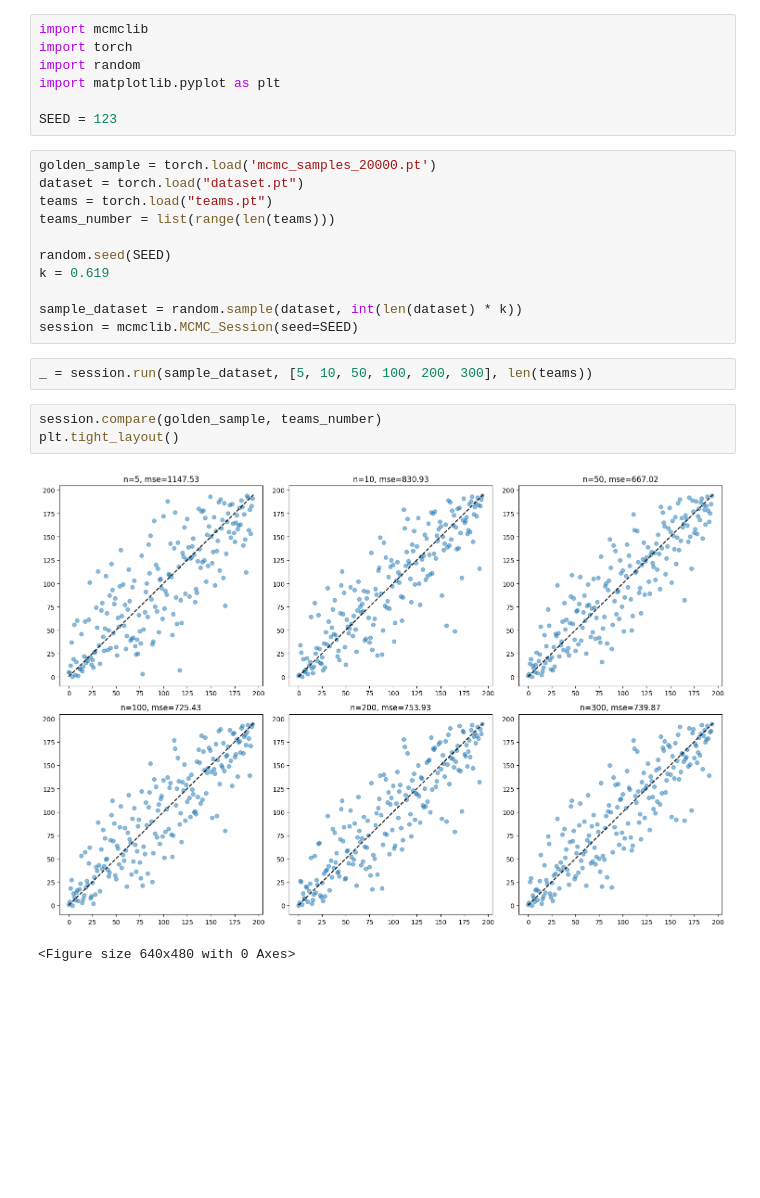
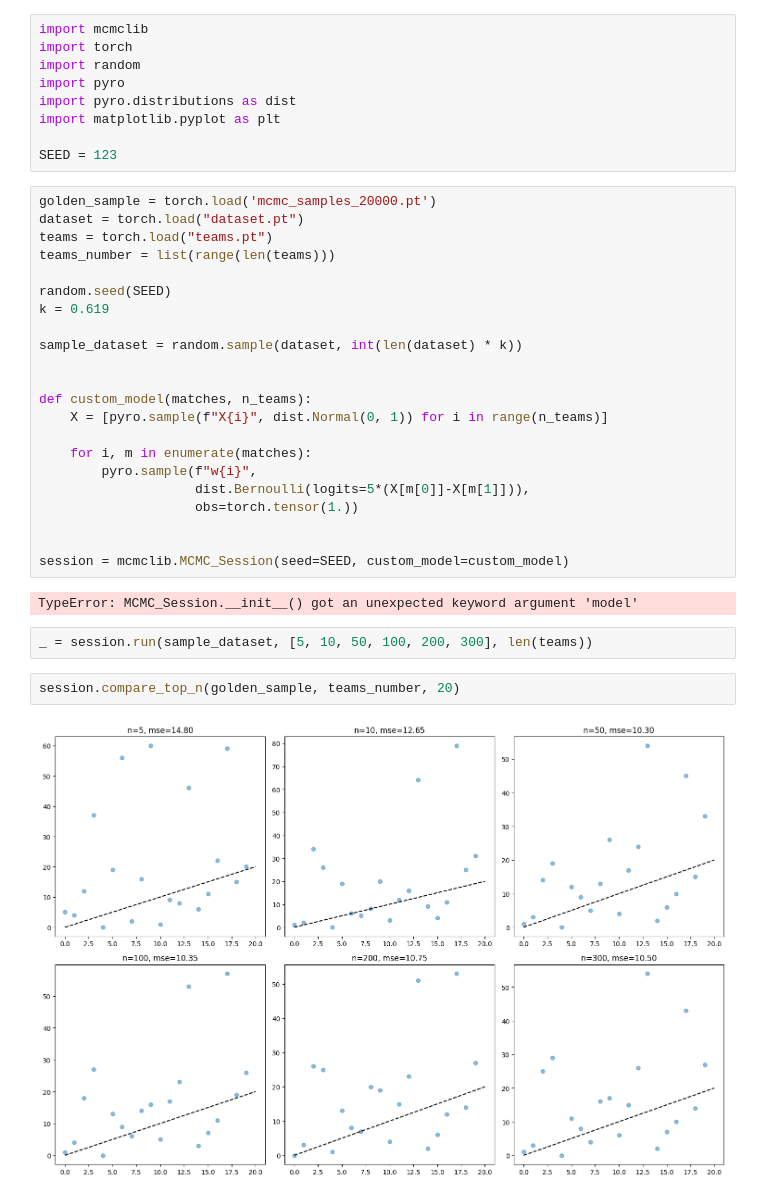
Before and after one commit to b0kch01/graphical-tournament, a Jupyter notebook: random_sampling_tests.ipynb, the cells around one changed output. Drawn from its saved outputs; the diff is of its cells as text; blank space fills up the shorter version.

```diff
--- a/random_sampling_tests.ipynb
+++ b/random_sampling_tests.ipynb
@@ -2,6 +2,8 @@
 import mcmclib
 import torch
 import random
+import pyro
+import pyro.distributions as dist
 import matplotlib.pyplot as plt
 
 SEED = 123
@@ -15,12 +17,23 @@ random.seed(SEED)
 k = 0.619
 
 sample_dataset = random.sample(dataset, int(len(dataset) * k))
-session = mcmclib.MCMC_Session(seed=SEED)
+
+
+def custom_model(matches, n_teams):
+    X = [pyro.sample(f"X{i}", dist.Normal(0, 1)) for i in range(n_teams)]
+
+    for i, m in enumerate(matches):
+        pyro.sample(f"w{i}",
+                    dist.Bernoulli(logits=5*(X[m[0]]-X[m[1]])),
+                    obs=torch.tensor(1.))
+
+
+session = mcmclib.MCMC_Session(seed=SEED, custom_model=custom_model)
+# %% [output]
+TypeError: MCMC_Session.__init__() got an unexpected keyword argument 'model'
 # %%
 _ = session.run(sample_dataset, [5, 10, 50, 100, 200, 300], len(teams))
 # %%
-session.compare(golden_sample, teams_number)
-plt.tight_layout()
+session.compare_top_n(golden_sample, teams_number, 20)
 # %% [output]
-[figure, old version]
+[figure, new version]
-<Figure size 640x480 with 0 Axes>
```
Also changed, not shown: 2 other files.
